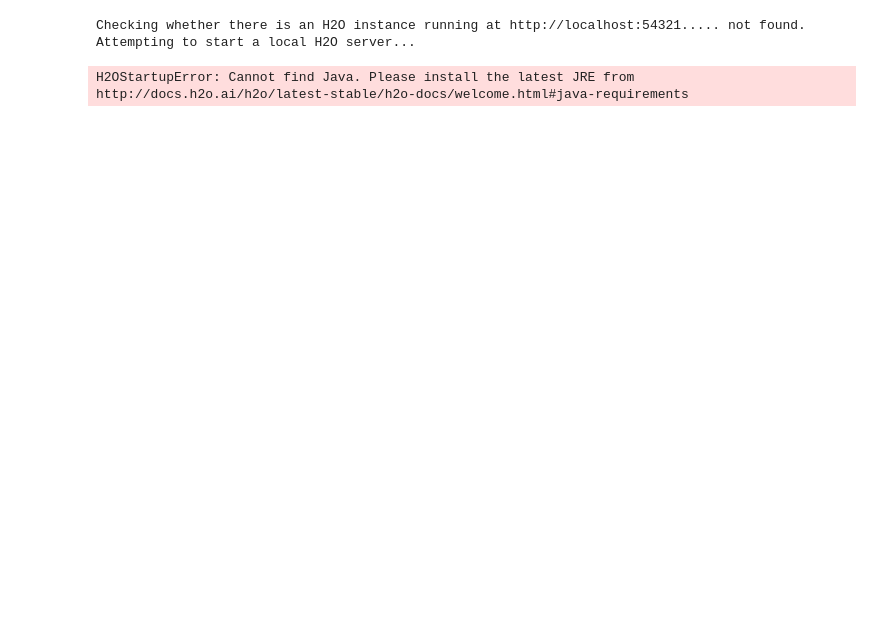
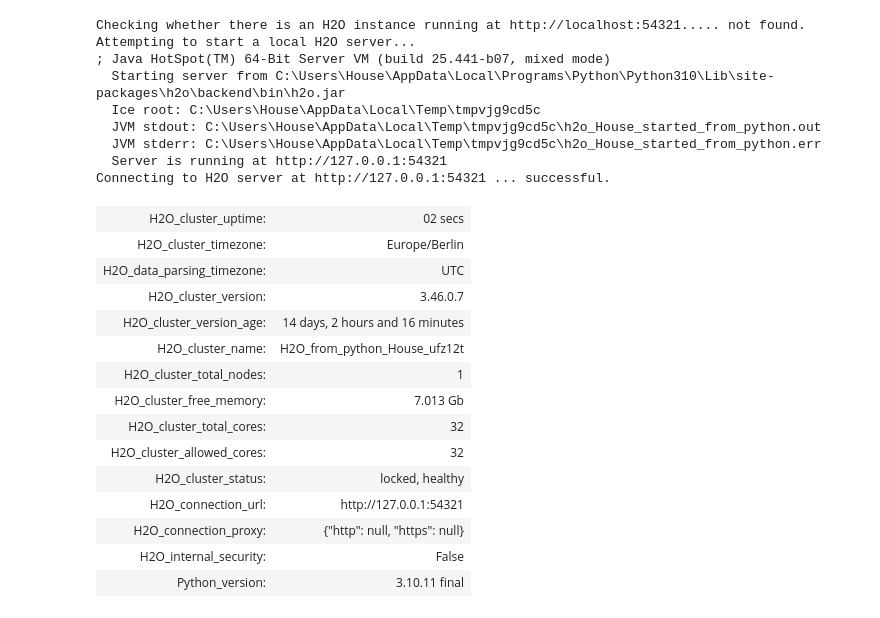
Before and after one commit to Sodz99/License_Classifier, a Jupyter notebook: License_v1.ipynb, the cells around one changed output. Saved outputs shown, nothing was run; the diff lists cells and outputs as text; code cells hidden in the pictures; blank space fills up the shorter version.

```diff
--- a/License_v1.ipynb
+++ b/License_v1.ipynb
@@ -7,8 +7,29 @@ import seaborn as sns
 import matplotlib.pyplot as plt
 from sklearn.model_selection import train_test_split
 # %%
+h2o.init()
 # %% [output]
 Checking whether there is an H2O instance running at http://localhost:54321..... not found.
 Attempting to start a local H2O server...
+; Java HotSpot(TM) 64-Bit Server VM (build 25.441-b07, mixed mode)
+  Starting server from C:\Users\House\AppData\Local\Programs\Python\Python310\Lib\site-packages\h2o\backend\bin\h2o.jar
+  Ice root: C:\Users\House\AppData\Local\Temp\tmpvjg9cd5c
+  JVM stdout: C:\Users\House\AppData\Local\Temp\tmpvjg9cd5c\h2o_House_started_from_python.out
+  JVM stderr: C:\Users\House\AppData\Local\Temp\tmpvjg9cd5c\h2o_House_started_from_python.err
+  Server is running at http://127.0.0.1:54321
+Connecting to H2O server at http://127.0.0.1:54321 ... successful.
-H2OStartupError: Cannot find Java. Please install the latest JRE from
-http://docs.h2o.ai/h2o/latest-stable/h2o-docs/welcome.html#java-requirements
+| H2O_cluster_uptime: | 02 secs |
+| H2O_cluster_timezone: | Europe/Berlin |
+| H2O_data_parsing_timezone: | UTC |
+| H2O_cluster_version: | 3.46.0.7 |
+| H2O_cluster_version_age: | 14 days, 2 hours and 16 minutes |
+| H2O_cluster_name: | H2O_from_python_House_ufz12t |
+| H2O_cluster_total_nodes: | 1 |
+| H2O_cluster_free_memory: | 7.013 Gb |
+| H2O_cluster_total_cores: | 32 |
+| H2O_cluster_allowed_cores: | 32 |
+| H2O_cluster_status: | locked, healthy |
+| H2O_connection_url: | http://127.0.0.1:54321 |
+| H2O_connection_proxy: | {"http": null, "https": null} |
+| H2O_internal_security: | False |
+| Python_version: | 3.10.11 final |
```
Also changed, not shown: parts of 14 cells of this notebook, 2 other files.
